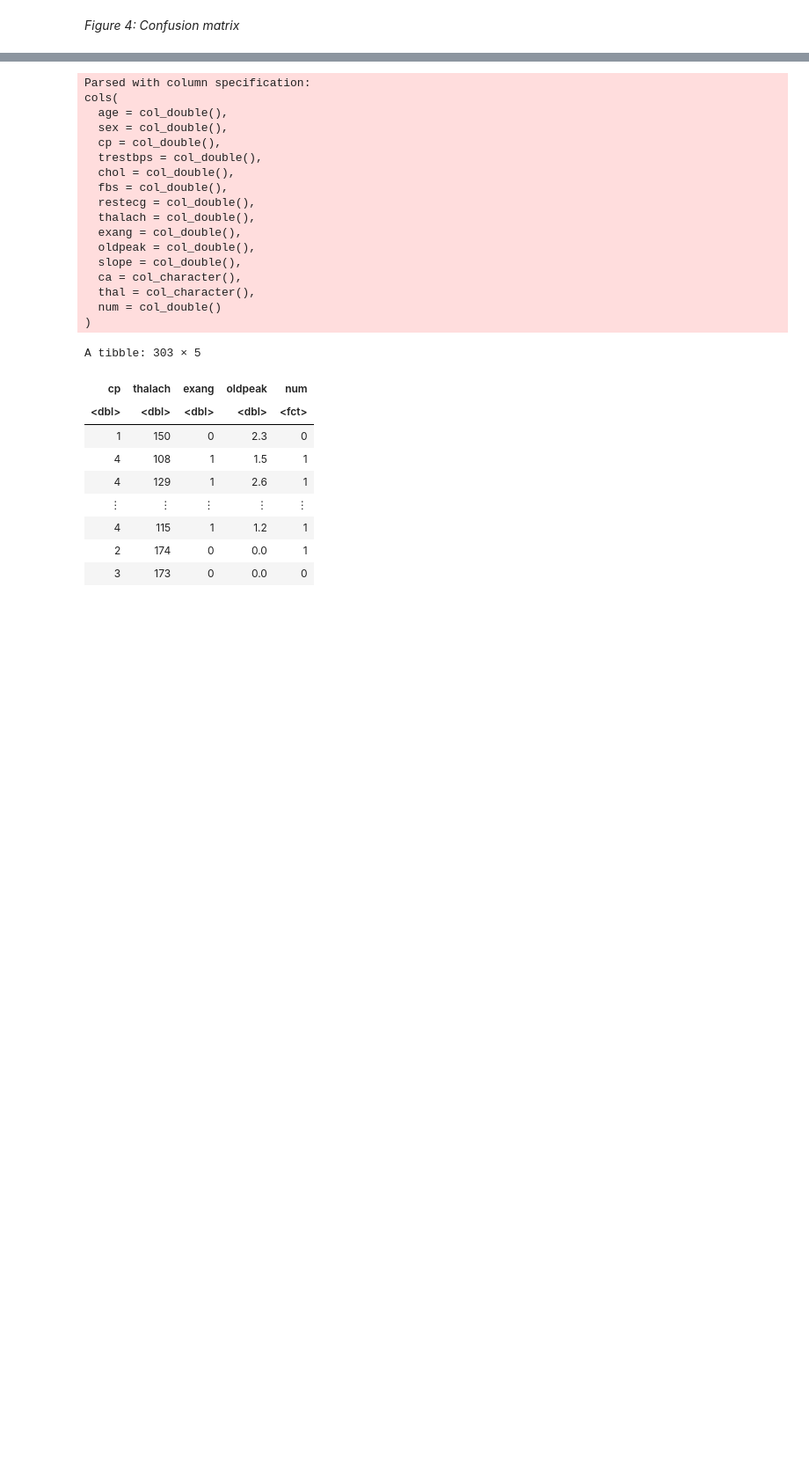
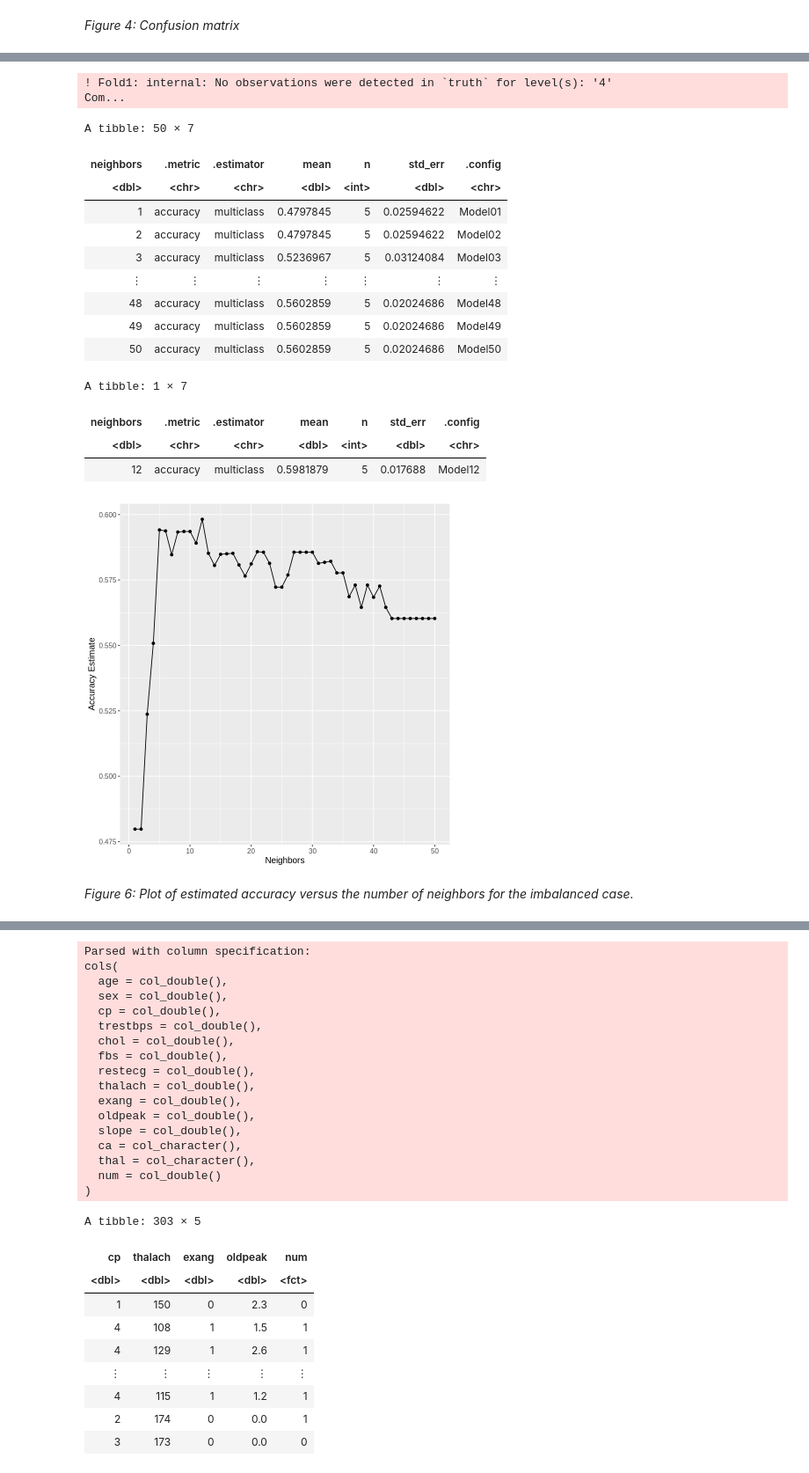
Before and after one commit to oliviahe0111/Heart-Disease-Data, a Jupyter notebook: heart_disease_data.ipynb, the cells around one changed output, grey strips where cells are left out. Shown: that part at 88% size. Saved outputs shown, nothing was run; the diff lists cells and outputs as text; code cells hidden in the pictures; blank space fills up the shorter version.

```diff
--- a/heart_disease_data.ipynb
+++ b/heart_disease_data.ipynb
@@ -756,0 +524,5 @@ Because the content of the code and the above two are the same, here also do not
+# %%
+knn_spec_not_balanced <- nearest_neighbor(weight_func = "rectangular", neighbors = tune()) %>%
+            set_engine("kknn")%>%
+            set_mode("classification")
+knn_spec_not_balanced
@@ -756,0 +537,61 @@ Because the content of the code and the above two are the same, here also do not
+# %%
+heart_recipe_not_balanced <- recipe(num ~ ., data = heart_disease_train_not_balanced)%>%
+        step_scale(all_predictors())%>%
+        step_center(all_predictors())
+
+heart_disease_vfold_not_balanced <- vfold_cv(heart_disease_train_not_balanced, v = 5, strata = num)
+# %%
+# FITTING Model
+
+k_lots <- tibble(neighbors = seq(from = 1, to = 50, by = 1))
+knn_fit_not_balanced <- workflow() %>%
+            add_recipe(heart_recipe_not_balanced) %>%
+            add_model(knn_spec_not_balanced) %>%
+            tune_grid(resamples = heart_disease_vfold_not_balanced, grid = k_lots)
+# %% [output]
+! Fold1: internal: No observations were detected in `truth` for level(s): '4'
+Com...
+# %%
+# set metrics
+
+heart_disease_metrics_not_balanced <- knn_fit_not_balanced %>% collect_metrics()
+
+accuracies_not_balanced <- heart_disease_metrics_not_balanced %>%
+        filter(.metric == "accuracy")
+accuracies_not_balanced
+
+
+options(repr.plot.width = 7, repr.plot.height = 7)
+
+accuracy_vs_k_not_balanced <- ggplot(accuracies_not_balanced, aes(x = neighbors, y = mean)) +
+  geom_point() +
+  geom_line() +
+  labs(x = "Neighbors", y = "Accuracy Estimate") +
+  theme(text = element_text(size = 12))
+
+accuracy_vs_k_not_balanced
+
+accuracies_final_not_balanced <- heart_disease_metrics_not_balanced %>%
+        filter(.metric == "accuracy") %>%
+        arrange(mean) %>%
+        tail(1)
+accuracies_final_not_balanced
+k_final_not_balanced <- accuracies_final_not_balanced %>% select(neighbors) %>% pull()
+# %% [output]
+A tibble: 50 × 7
+| neighbors | .metric | .estimator | mean | n | std_err | .config |
+| <dbl> | <chr> | <chr> | <dbl> | <int> | <dbl> | <chr> |
+| 1 | accuracy | multiclass | 0.4797845 | 5 | 0.02594622 | Model01 |
+| 2 | accuracy | multiclass | 0.4797845 | 5 | 0.02594622 | Model02 |
+| 3 | accuracy | multiclass | 0.5236967 | 5 | 0.03124084 | Model03 |
+| ⋮ | ⋮ | ⋮ | ⋮ | ⋮ | ⋮ | ⋮ |
+| 48 | accuracy | multiclass | 0.5602859 | 5 | 0.02024686 | Model48 |
+| 49 | accuracy | multiclass | 0.5602859 | 5 | 0.02024686 | Model49 |
+| 50 | accuracy | multiclass | 0.5602859 | 5 | 0.02024686 | Model50 |
+A tibble: 1 × 7
+| neighbors | .metric | .estimator | mean | n | std_err | .config |
+| <dbl> | <chr> | <chr> | <dbl> | <int> | <dbl> | <chr> |
+| 12 | accuracy | multiclass | 0.5981879 | 5 | 0.017688 | Model12 |
+[figure, added]
+# %% [markdown]
+*Figure 6: Plot of estimated accuracy versus the number of neighbors for the imbalanced case.*
```
Also changed, not shown: parts of 87 cells of this notebook.
